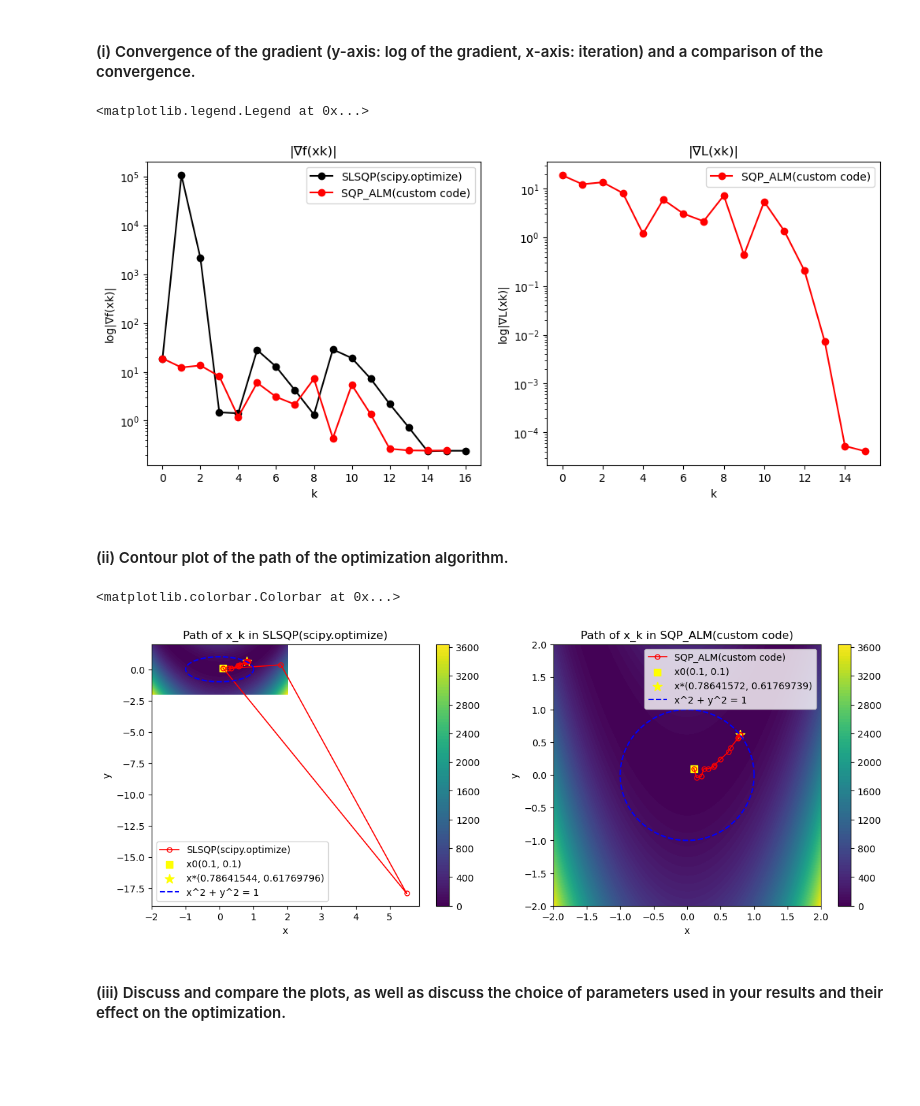
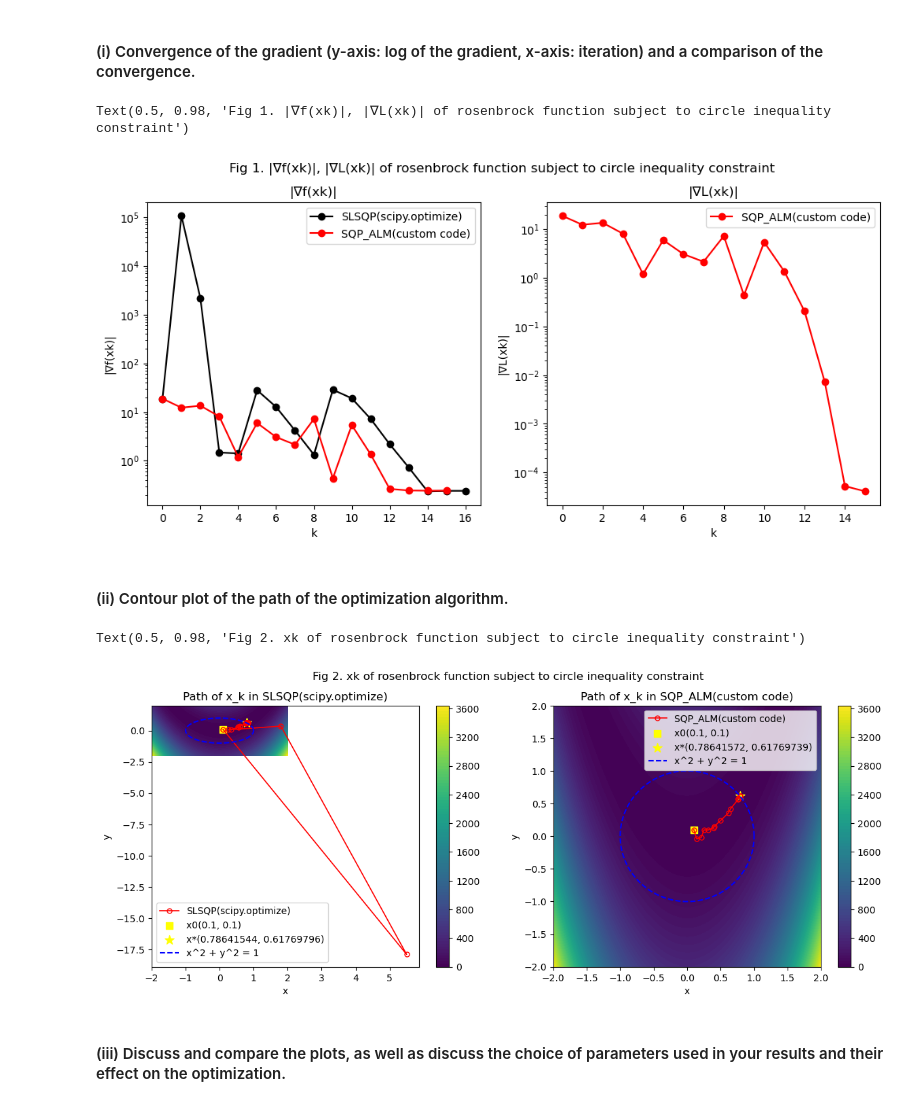
Before and after one commit to BVB09-KOR/NumericalOptimizationCourse25, a Jupyter notebook: Assignment_4/assignment_4.ipynb, the cells around one changed output. Drawn from its saved outputs; the diff is of its cells as text; code cells hidden in the pictures; blank space fills up the shorter version.

```diff
--- a/Assignment_4/assignment_4.ipynb
+++ b/Assignment_4/assignment_4.ipynb
@@ -154,22 +154,24 @@ x_sqp_mine
 # %%
 fig, axes = plt.subplots(1, 2, figsize=(6*2, 5))
 axes[0].plot(grad_f_sqsqp_sci, 'ko-', label='SLSQP(scipy.optimize)')
 axes[0].plot(grad_f_sqp_mine, 'ro-', label='SQP_ALM(custom code)')
 axes[0].set_yscale('log')
 axes[0].set_title('|∇f(xk)|')
 axes[0].set_xlabel('k')
-axes[0].set_ylabel('log|∇f(xk)|')
+axes[0].set_ylabel('|∇f(xk)|')
 axes[0].legend()
 
 axes[1].plot(grad_L_sqp_mine, 'ro-', label='SQP_ALM(custom code)')
 axes[1].set_yscale('log')
 axes[1].set_title('|∇L(xk)|')
 axes[1].set_xlabel('k')
-axes[1].set_ylabel('log|∇L(xk)|')
+axes[1].set_ylabel('|∇L(xk)|')
 axes[1].legend()
+
+fig.suptitle("Fig 1. |∇f(xk)|, |∇L(xk)| of rosenbrock function subject to circle inequality constraint")
 # %% [output]
-<matplotlib.legend.Legend at 0x...>
+Text(0.5, 0.98, 'Fig 1. |∇f(xk)|, |∇L(xk)| of rosenbrock function subject to circle inequality constraint')
-[figure, old version]
+[figure, new version]
 # %% [markdown]
 #### (ii) Contour plot of the path of the optimization algorithm.
 # %%
@@ -207,9 +209,11 @@ axes[1].set_xlabel('x')
 axes[1].set_ylabel('y')
 axes[1].legend(loc='best')
 fig.colorbar(contourf_1, ax=axes[1])
+
+fig.suptitle("Fig 2. xk of rosenbrock function subject to circle inequality constraint")
 # %% [output]
-<matplotlib.colorbar.Colorbar at 0x...>
+Text(0.5, 0.98, 'Fig 2. xk of rosenbrock function subject to circle inequality constraint')
-[figure, old version]
+[figure, new version]
 # %% [markdown]
 #### (iii) Discuss and compare the plots, as well as discuss the choice of parameters used in your results and their effect on the optimization.
 # %%
```
Also changed, not shown: parts of 3 cells of this notebook, 2 other files.
